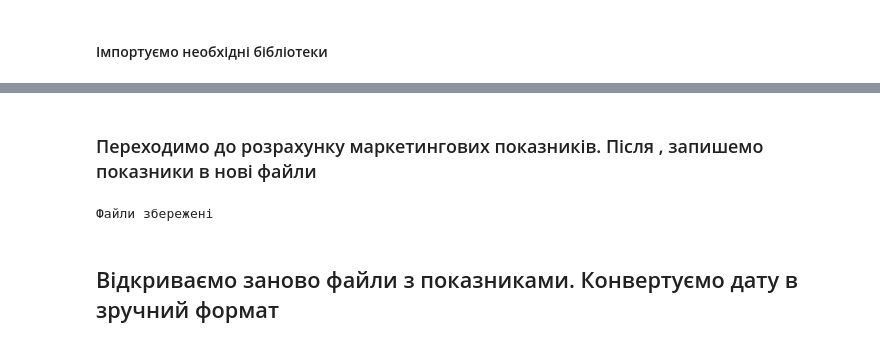
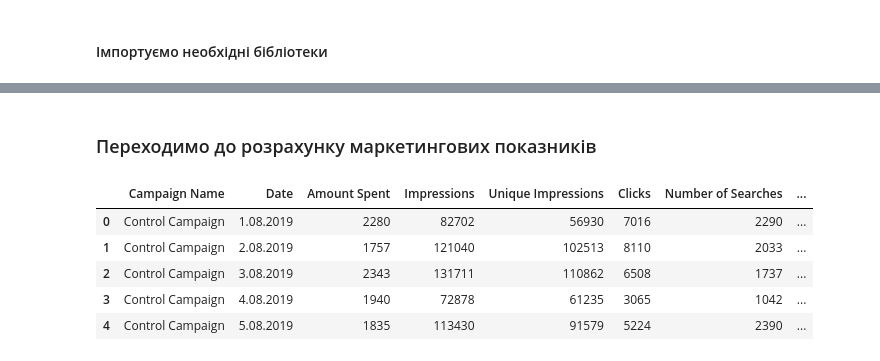
Before and after one commit to VadimHnatyuk28/data-analytics, a Jupyter notebook: AB testing/main.ipynb, the cells around one changed output, grey strips where cells are left out. Cells and saved outputs as stored; diff of their text form; code cells hidden in the pictures.

```diff
--- a/AB testing/main.ipynb
+++ b/AB testing/main.ipynb
@@ -46,0 +46,7 @@ print(data_test_group)
+# %%
+column_names = ['Campaign Name', 'Date', 'Amount Spent', 'Impressions',
+                'Unique Impressions', 'Clicks', 'Number of Searches',
+                'Page Views', 'Add to Carts', 'Purchases']
+control_df.columns = column_names
+
+control_df.isnull().sum()
@@ -47,26 +132,18 @@ print(data_test_group)
 # %% [markdown]
-### Переходимо до розрахунку маркетингових показників. Після , запишемо показники в нові файли
+### Переходимо до розрахунку маркетингових показників
 # %%
-def calculate_parameters(df):
 
-    # Рассчитываем CTR и добавляем его в новый столбец
-    df['CTR'] = (df['# of Website Clicks'] / df['# of Impressions']) * 100
-    df['CPC'] = (df['Spend [USD]'] / df['# of Website Clicks'])
-    df['CPM'] = (df['Spend [USD]'] / df['# of View Content']) * 1000
-    df['CPA'] = (df['Spend [USD]'] / df['# of Purchase'])
-    df['CR'] = (df['# of Purchase'] / df['# of Website Clicks'])*100
-    df['ROAS'] = (df['# of Purchase'] / df['# of Website Clicks'])*100
-    return df
+ab_data['CTR'] = ab_data['Clicks'] / ab_data['Impressions']
+ab_data['CPC'] = ab_data['Amount Spent'] / ab_data['Clicks']
+ab_data['CPM'] = ab_data['Amount Spent'] / ab_data['Page Views']
+ab_data['CPA'] = ab_data['Amount Spent'] / ab_data['Purchases']
+ab_data['CR'] = ab_data['Purchases'] / ab_data['Clicks']
 
-data_control_group = pd.read_csv('control_group.csv')
-data_with_ctr = calculate_parameters(data_control_group)
-data_with_ctr.to_csv('control_group_with_indicators.csv', index=False)
-
-data_control_group = pd.read_csv('test_group.csv')
-data_with_ctr = calculate_parameters(data_control_group)
-data_with_ctr.to_csv('test_group_with_indicators.csv', index=False)
-print("Файли збережені")
+ab_data.head()
 # %% [output]
-Файли збережені
+|  | Campaign Name | Date | Amount Spent | Impressions | Unique Impressions | Clicks | Number of Searches | ... |
+| 0 | Control Campaign | 1.08.2019 | 2280 | 82702 | 56930 | 7016 | 2290 | ... |
+| 1 | Control Campaign | 2.08.2019 | 1757 | 121040 | 102513 | 8110 | 2033 | ... |
+| 2 | Control Campaign | 3.08.2019 | 2343 | 131711 | 110862 | 6508 | 1737 | ... |
+| 3 | Control Campaign | 4.08.2019 | 1940 | 72878 | 61235 | 3065 | 1042 | ... |
+| 4 | Control Campaign | 5.08.2019 | 1835 | 113430 | 91579 | 5224 | 2390 | ... |
-# %% [markdown]
-## Відкриваємо заново файли з показниками. Конвертуємо дату в зручний формат
```
Also changed, not shown: parts of 26 cells of this notebook, 9 other files.
